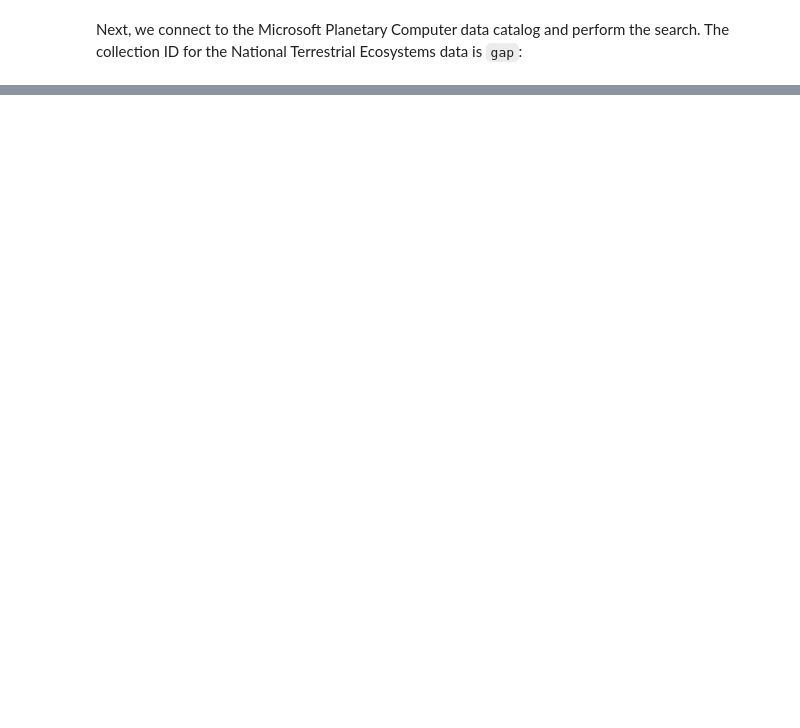
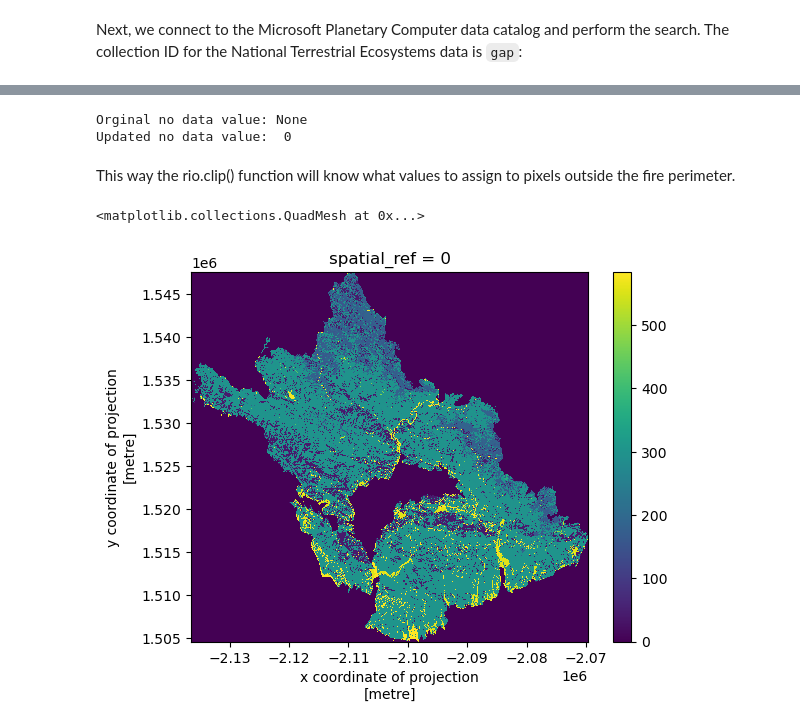
Before and after one commit to sandovaljoaquin/eds220-2025-in-class, a Jupyter notebook: week9-land-cover-stats.ipynb, the cells around one changed output, grey strips where cells are left out. Saved outputs shown, nothing was run; the diff lists cells and outputs as text; code cells hidden in the pictures; blank space fills up the shorter version.

```diff
--- a/week9-land-cover-stats.ipynb
+++ b/week9-land-cover-stats.ipynb
@@ -89,0 +211,19 @@ catalog = pystac_client.Client.open(
+# %%
+print('Orginal no data value:', lulc.rio.nodata)
+
+# Update the raster's no data value
+lulc = lulc.rio.write_nodata(0)
+print('Updated no data value: ', lulc.rio.nodata)
+# %% [output]
+Orginal no data value: None
+Updated no data value:  0
+# %% [markdown]
+This way the rio.clip() function will know what values to assign to pixels outside the fire perimeter.
+# %%
+lulc_clip = (lulc.rio.clip_box(*thomas_fire_match.total_bounds)
+             .rio.clip(thomas_fire_match.geometry)
+)
+lulc_clip.plot()
+# %% [output]
+<matplotlib.collections.QuadMesh at 0x...>
+[figure, added]
```
Also changed, not shown: parts of 18 cells of this notebook.
